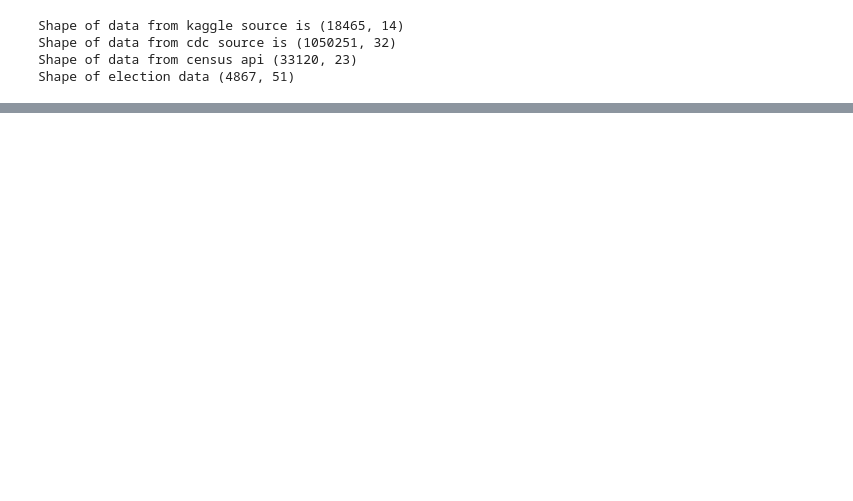
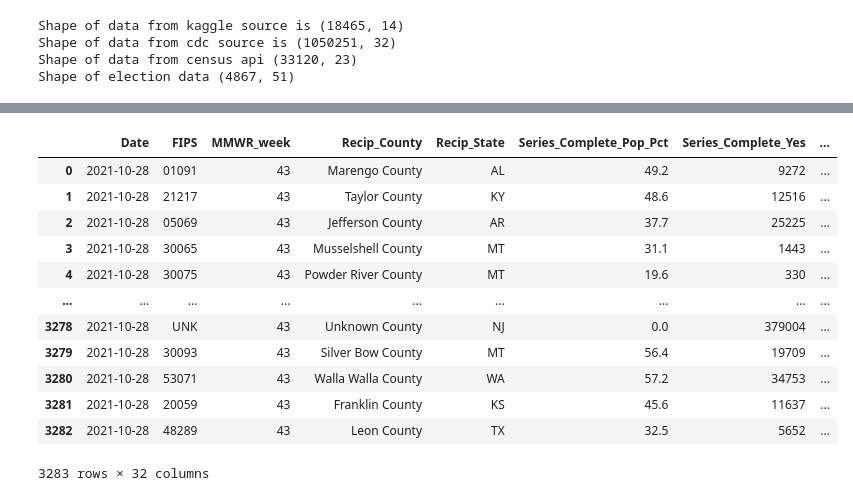
Before and after one commit to pandeysudip/COVID-19-Vaccination-Rate, a Jupyter notebook: analysis.ipynb, the cells around one changed output, grey strips where cells are left out. Saved outputs shown, nothing was run; the diff lists cells and outputs as text; code cells hidden in the pictures; blank space fills up the shorter version.

```diff
--- a/analysis.ipynb
+++ b/analysis.ipynb
@@ -66,0 +178,3 @@ cdc_vaccine_df
+# %%
+#getting a copy of election data
+vaccine_df=cdc_vaccine_df.copy()
@@ -66,0 +204,21 @@ cdc_vaccine_df
+# %%
+#convering date tot datetime
+vaccine_df['Date']=pd.to_datetime(vaccine_df['Date'])
+# %%
+#latest vaccine information
+vaccine_oct_df=vaccine_df[vaccine_df.Date== "2021-10-28"]
+vaccine_oct_df
+# %% [output]
+|  | Date | FIPS | MMWR_week | Recip_County | Recip_State | Series_Complete_Pop_Pct | Series_Complete_Yes | ... |
+| 0 | 2021-10-28 | 01091 | 43 | Marengo County | AL | 49.2 | 9272 | ... |
+| 1 | 2021-10-28 | 21217 | 43 | Taylor County | KY | 48.6 | 12516 | ... |
+| 2 | 2021-10-28 | 05069 | 43 | Jefferson County | AR | 37.7 | 25225 | ... |
+| 3 | 2021-10-28 | 30065 | 43 | Musselshell County | MT | 31.1 | 1443 | ... |
+| 4 | 2021-10-28 | 30075 | 43 | Powder River County | MT | 19.6 | 330 | ... |
+| ... | ... | ... | ... | ... | ... | ... | ... | ... |
+| 3278 | 2021-10-28 | UNK | 43 | Unknown County | NJ | 0.0 | 379004 | ... |
+| 3279 | 2021-10-28 | 30093 | 43 | Silver Bow County | MT | 56.4 | 19709 | ... |
+| 3280 | 2021-10-28 | 53071 | 43 | Walla Walla County | WA | 57.2 | 34753 | ... |
+| 3281 | 2021-10-28 | 20059 | 43 | Franklin County | KS | 45.6 | 11637 | ... |
+| 3282 | 2021-10-28 | 48289 | 43 | Leon County | TX | 32.5 | 5652 | ... |
+3283 rows × 32 columns
```
Also changed, not shown: parts of 23 cells of this notebook.
